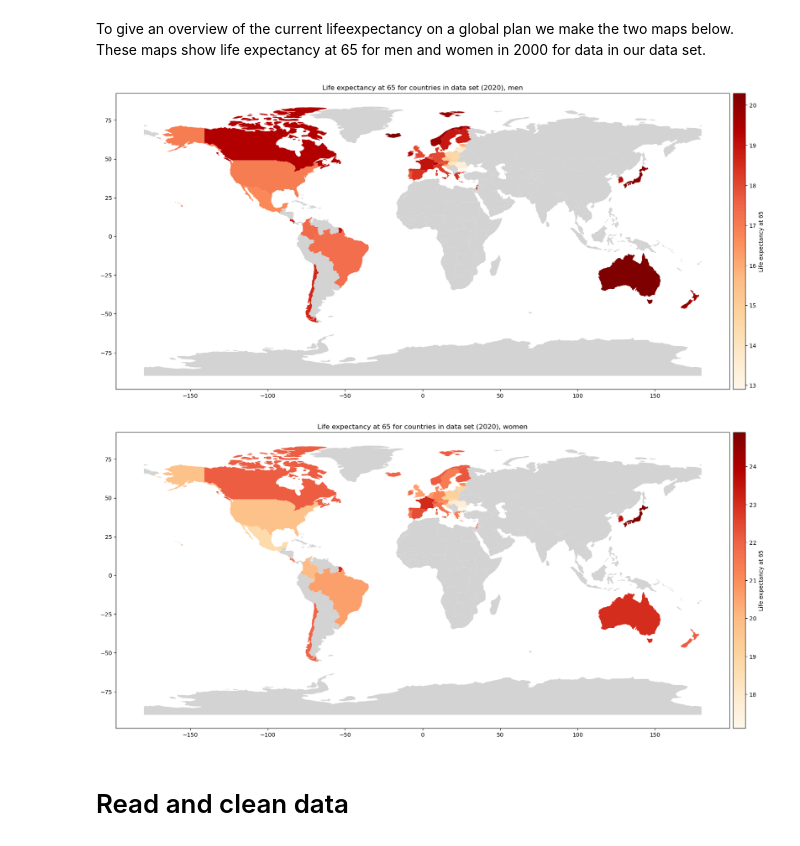
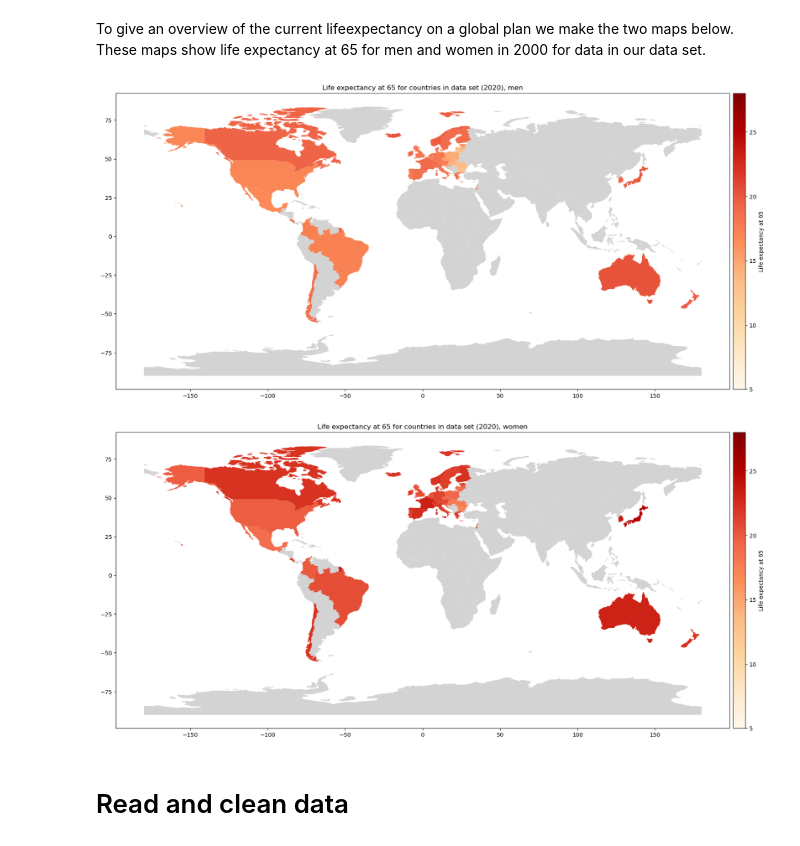
Before and after one commit to NumEconCopenhagen/projects-2023-ida-simone-elin, a Jupyter notebook: dataproject/dataproject.ipynb, the cells around one changed output. Drawn from its saved outputs; the diff is of its cells as text; code cells hidden in the pictures.

```diff
--- a/dataproject/dataproject.ipynb
+++ b/dataproject/dataproject.ipynb
@@ -44,29 +44,29 @@ To give an overview of the current lifeexpectancy on a global plan we make the t
 # %%
 # making overview map for countries in data set
 
 for data in ['men_lifeexp65.csv', 'women_lifeexp65.csv']:
     # rewrite to use in titles in final plot
     data_title = data.rstrip('_lifeexp65.csv')
     # load and clean data
     mapdata = pd.read_csv(data)
     drop = ['INDICATOR','SUBJECT','MEASURE','FREQUENCY','TIME','Flag Codes']
     mapdata.drop(drop, axis=1, inplace=True)
 
     # load data to make world map
     df_world = gpd.read_file(gpd.datasets.get_path('naturalearth_lowres'))
 
     # merge map data to world map
     df_world_mapdata = df_world.merge(mapdata, how="left", left_on=['iso_a3'], right_on=['LOCATION'])
 
     # add visuals, axes, labels and title
     fig, ax = plt.subplots(1, 1, figsize=(20, 16))
     divider = make_axes_locatable(ax)
     cax = divider.append_axes("right", size="2%", pad="0.5%")
-    df_world_mapdata.plot(column="Value", ax=ax, cax=cax, cmap='OrRd',legend=True, legend_kwds={"label": "Life expectancy at 65"}, missing_kwds={'color':'lightgrey'})
+    df_world_mapdata.plot(column="Value", ax=ax, cax=cax, cmap='OrRd',legend=True, legend_kwds={"label": "Life expectancy at 65"}, missing_kwds={'color':'lightgrey'}, vmin=5, vmax=28)
     ax.set_title(f'Life expectancy at 65 for countries in data set (2020), {data_title}')
 # %% [output]
-[figure, old version]
+[figure, new version]
-[figure, old version]
+[figure, new version]
 # %% [markdown]
 # Read and clean data
 # %%
```
